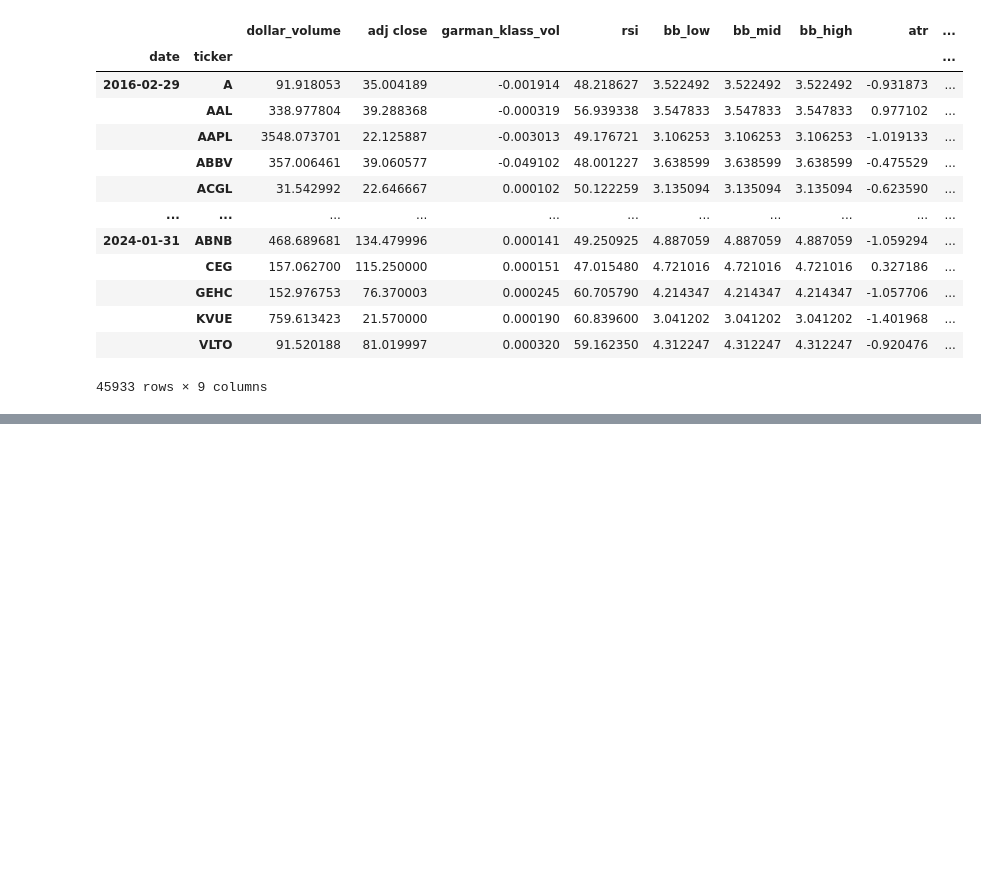
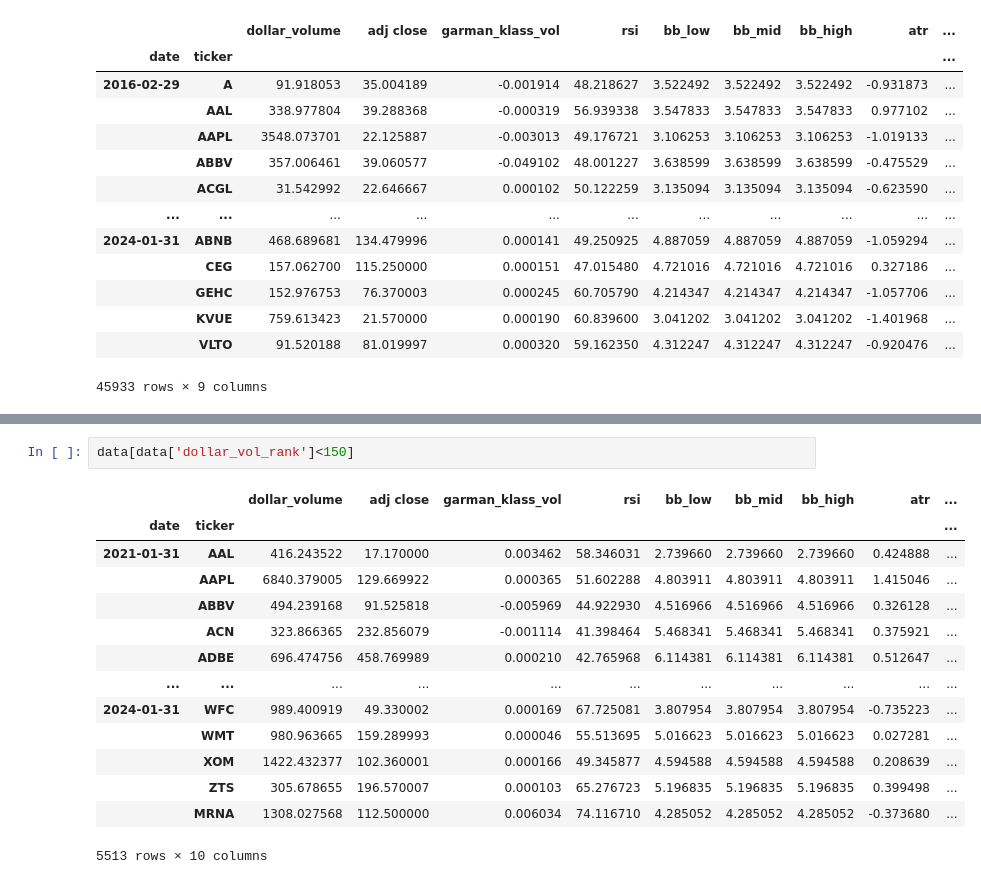
Before and after one commit to Rolland306/QuantProjects, a Jupyter notebook: algo_trading1.ipynb, the cells around one changed output, grey strips where cells are left out. Saved outputs shown, nothing was run; the diff lists cells and outputs as text; blank space fills up the shorter version.

```diff
--- a/algo_trading1.ipynb
+++ b/algo_trading1.ipynb
@@ -331,0 +372,17 @@ data
+# %%
+data[data['dollar_vol_rank']<150]
+# %% [output]
+|  |  | dollar_volume | adj close | garman_klass_vol | rsi | bb_low | bb_mid | bb_high | atr | ... |
+| date | ticker |  |  |  |  |  |  |  |  | ... |
+| 2021-01-31 | AAL | 416.243522 | 17.170000 | 0.003462 | 58.346031 | 2.739660 | 2.739660 | 2.739660 | 0.424888 | ... |
+|  | AAPL | 6840.379005 | 129.669922 | 0.000365 | 51.602288 | 4.803911 | 4.803911 | 4.803911 | 1.415046 | ... |
+|  | ABBV | 494.239168 | 91.525818 | -0.005969 | 44.922930 | 4.516966 | 4.516966 | 4.516966 | 0.326128 | ... |
+|  | ACN | 323.866365 | 232.856079 | -0.001114 | 41.398464 | 5.468341 | 5.468341 | 5.468341 | 0.375921 | ... |
+|  | ADBE | 696.474756 | 458.769989 | 0.000210 | 42.765968 | 6.114381 | 6.114381 | 6.114381 | 0.512647 | ... |
+| ... | ... | ... | ... | ... | ... | ... | ... | ... | ... | ... |
+| 2024-01-31 | WFC | 989.400919 | 49.330002 | 0.000169 | 67.725081 | 3.807954 | 3.807954 | 3.807954 | -0.735223 | ... |
+|  | WMT | 980.963665 | 159.289993 | 0.000046 | 55.513695 | 5.016623 | 5.016623 | 5.016623 | 0.027281 | ... |
+|  | XOM | 1422.432377 | 102.360001 | 0.000166 | 49.345877 | 4.594588 | 4.594588 | 4.594588 | 0.208639 | ... |
+|  | ZTS | 305.678655 | 196.570007 | 0.000103 | 65.276723 | 5.196835 | 5.196835 | 5.196835 | 0.399498 | ... |
+|  | MRNA | 1308.027568 | 112.500000 | 0.006034 | 74.116710 | 4.285052 | 4.285052 | 4.285052 | -0.373680 | ... |
+5513 rows × 10 columns
```
Also changed, not shown: parts of 5 cells of this notebook.
